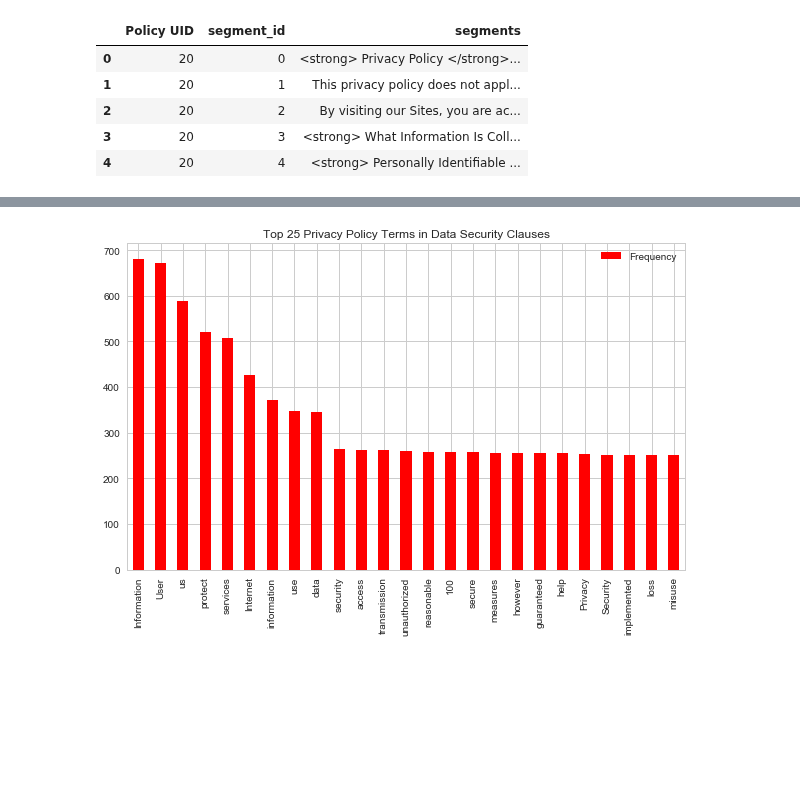
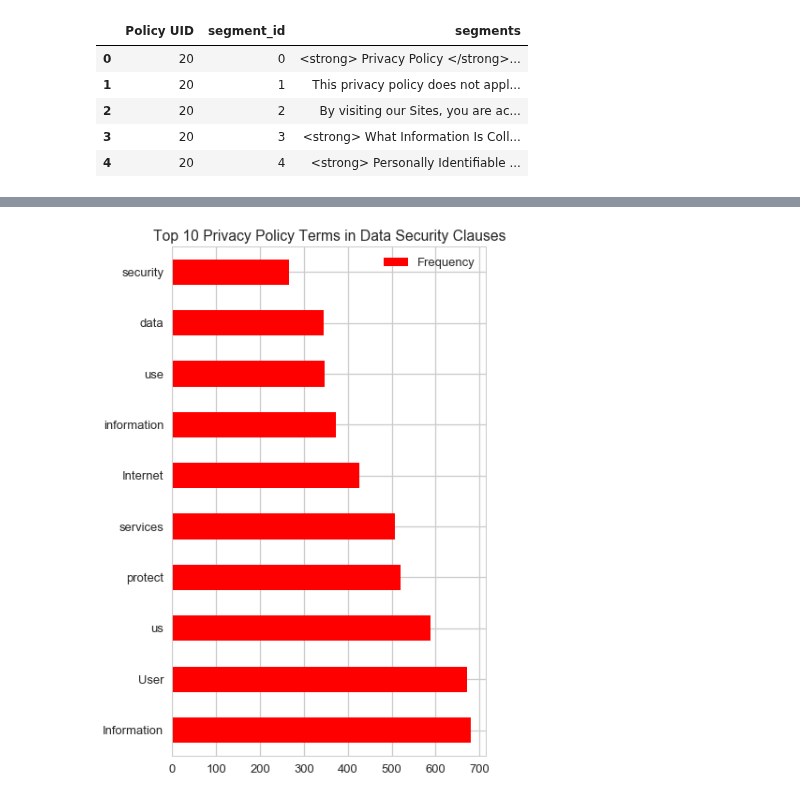
Before and after one commit to pmayostendorp/beforeiaccept, a Jupyter notebook: scripts/Feature Charts.ipynb, the cells around one changed output, grey strips where cells are left out. Cells and saved outputs as stored; diff of their text form; code cells hidden in the pictures; blank space fills up the shorter version.

```diff
--- a/scripts/Feature Charts.ipynb
+++ b/scripts/Feature Charts.ipynb
@@ -99,8 +92,10 @@ df.head()
 # %%
 #Word frequency stuff
 sns.set_style('whitegrid')
-df.iloc[:25].plot.bar(figsize=(10,6))
-plt.title('Top 25 Privacy Policy Terms in General Policy Texts')
+sns.set_context('talk')
+df.iloc[:10].plot.barh(figsize=(6,10))
+plt.title('Top 10 Privacy Policy Terms in General Policy Texts')
 plt.xlabel('')
-plt.savefig('../figures/top25terms.png')
+plt.ylabel('')
+plt.savefig('../figures/top10terms.png')
 # %% [output]
@@ -170,9 +165,11 @@ df2 = pd.DataFrame(f2.most_common(100),columns=['Word','Frequency']).set_index('
 # %%
 #Word frequency stuff
 sns.set_style('whitegrid')
-df2.iloc[:25].plot.bar(figsize=(10,6),color='red')
-plt.title('Top 25 Privacy Policy Terms in Data Security Clauses')
+sns.set_context('talk')
+df2.iloc[:10].plot.barh(figsize=(6,10),color='red')
+plt.title('Top 10 Privacy Policy Terms in Data Security Clauses')
 plt.xlabel('')
-plt.savefig('../figures/top25terms_data_security.png')
+plt.ylabel('')
+plt.savefig('../figures/top10terms_data_security.png')
 # %% [output]
-[figure, old version]
+[figure, new version]
```
Also changed, not shown: parts of 5 cells of this notebook, 6 other files.
